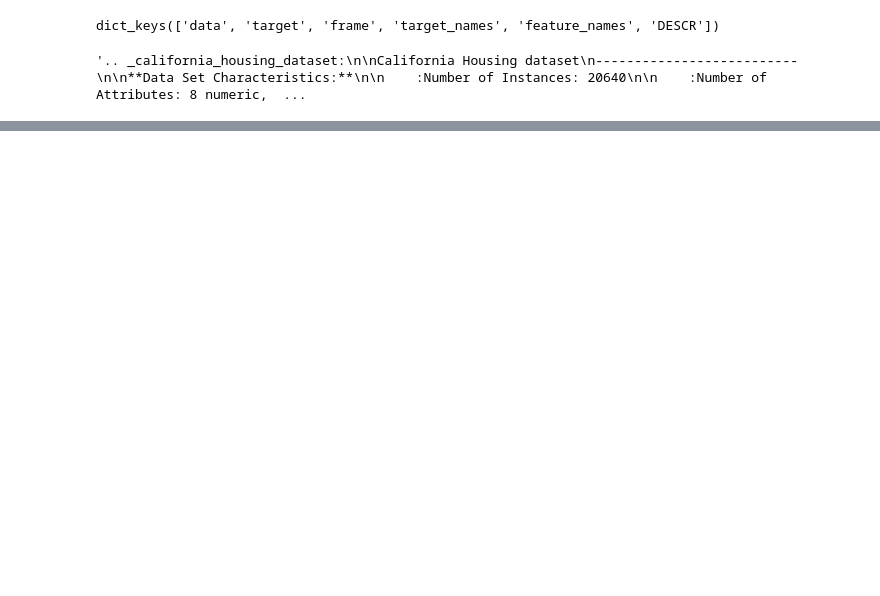
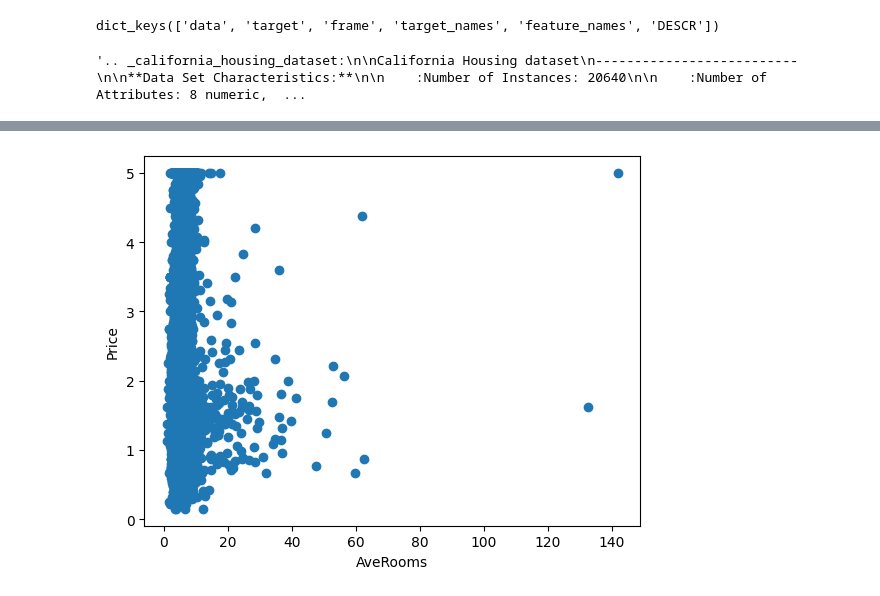
Before and after one commit to CR7HARSHIT/Housing-Price-Prediction-MLApplication, a Jupyter notebook: code.ipynb, the cells around one changed output, grey strips where cells are left out. Saved outputs shown, nothing was run; the diff lists cells and outputs as text; code cells hidden in the pictures; blank space fills up the shorter version.

```diff
--- a/code.ipynb
+++ b/code.ipynb
@@ -21,0 +184,6 @@ california.DESCR
+# %%
+plt.scatter(dataset['AveRooms'],dataset['Price']);
+plt.xlabel('AveRooms');
+plt.ylabel('Price');
+# %% [output]
+[figure, added]
```
Also changed, not shown: parts of 37 cells of this notebook, 1 other file.
